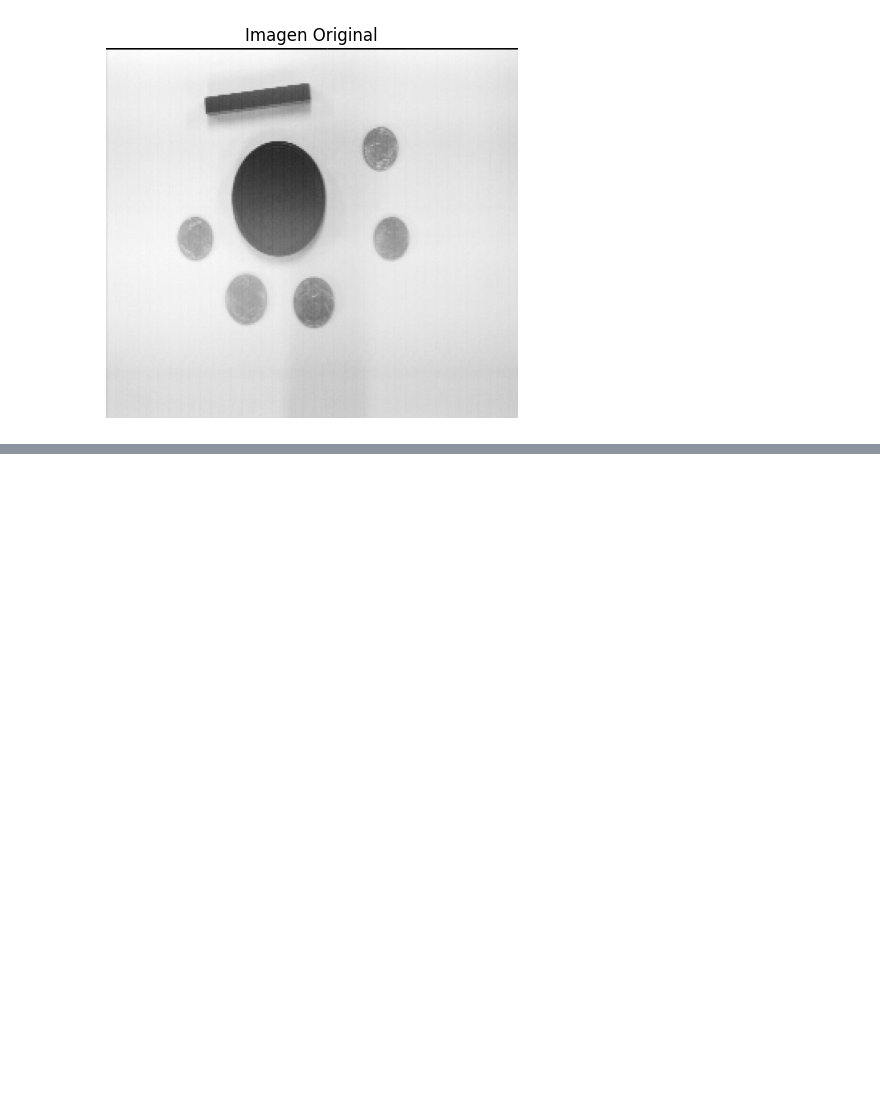
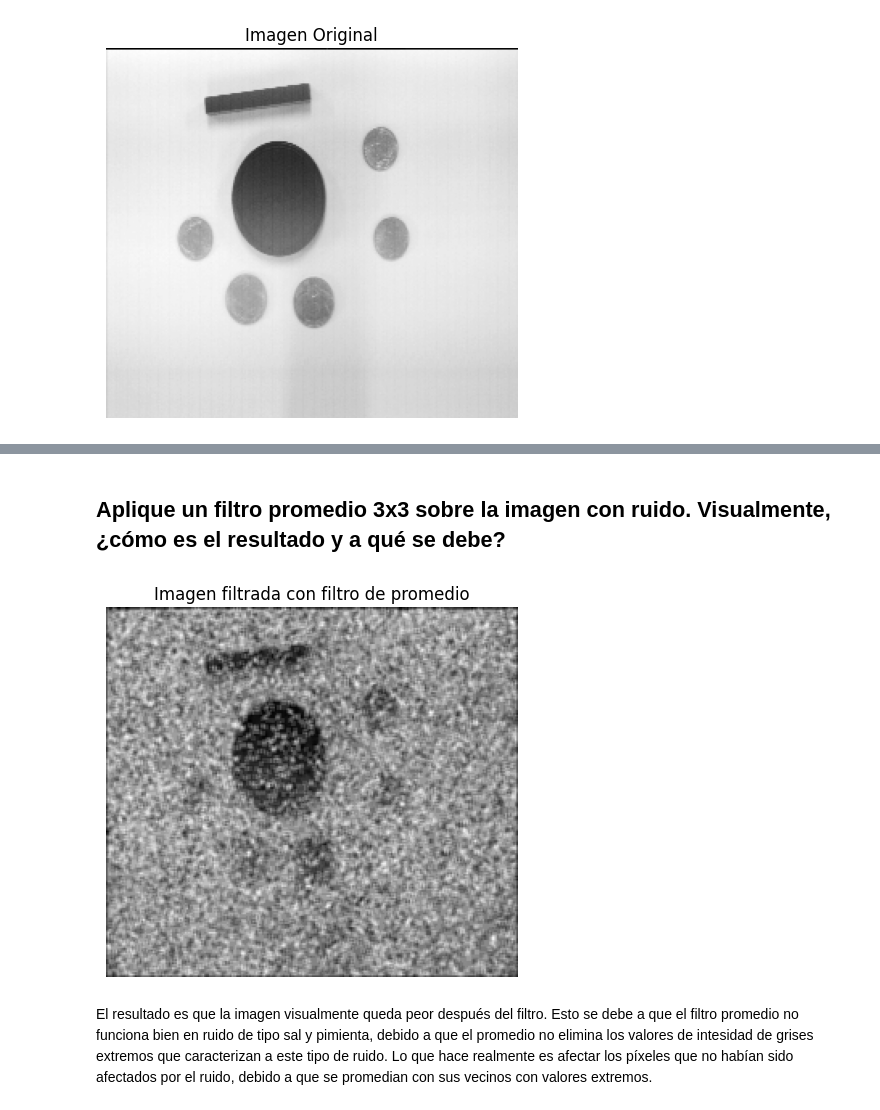
Before and after one commit to santichica/tallleres-cv, a Jupyter notebook: taller5/filtros_no_lineales.ipynb, the cells around one changed output, grey strips where cells are left out. Cells and saved outputs as stored; diff of their text form; code cells hidden in the pictures; blank space fills up the shorter version.

```diff
--- a/taller5/filtros_no_lineales.ipynb
+++ b/taller5/filtros_no_lineales.ipynb
@@ -20,0 +30,19 @@ noised_image = random_noise(imagen, mode='s&p', amount=A)
+# %% [markdown]
+## Aplique un filtro promedio 3x3 sobre la imagen con ruido. Visualmente, ¿cómo es el resultado y a qué se debe?
+# %%
+from scipy.ndimage import convolve
+import numpy as np
+
+kernel = np.array([[1, 1, 1],
+                   [1, 1, 1],
+                   [1, 1, 1]])
+
+imagen_filtro_promedio_morpho_syp = convolve(noised_image_morpho, kernel, mode='constant', cval=0)
+plt.imshow(imagen_filtro_promedio_morpho_syp, cmap='gray')
+plt.axis('off')
+plt.title('Imagen filtrada con filtro de promedio')
+plt.show()
+# %% [output]
+[figure, added]
+# %% [markdown]
+El resultado es que la imagen visualmente queda peor después del filtro. Esto se debe a que el filtro promedio no funciona bien en ruido de tipo sal y pimienta, debido a que el promedio no elimina los valores de intesidad de grises extremos que caracterizan a este tipo de ruido. Lo que hace realmente es afectar los píxeles que no habían sido afectados por el ruido, debido a que se promedian con sus vecinos con valores extremos.
```
Also changed, not shown: parts of 11 cells of this notebook.
